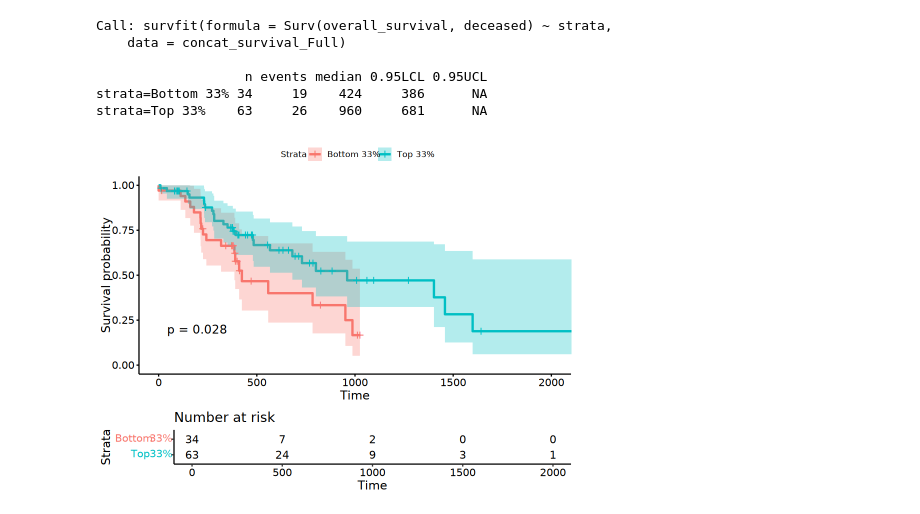
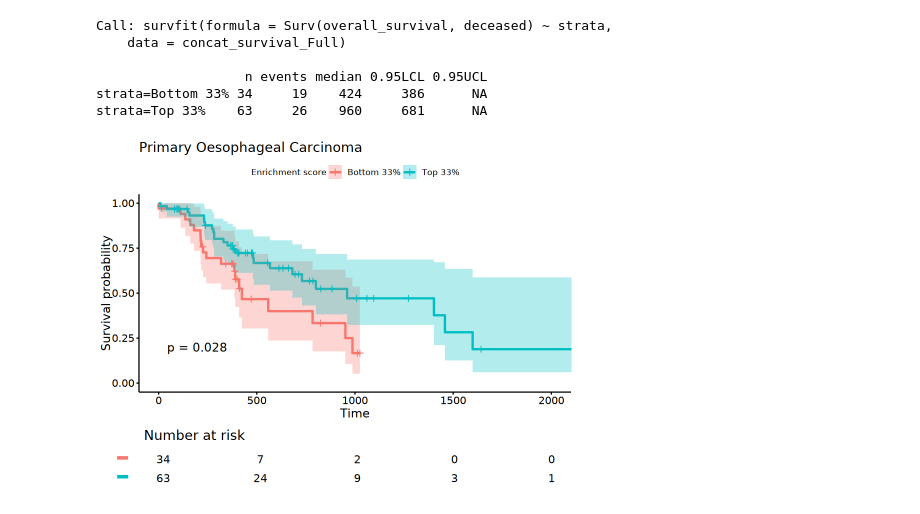
Before and after one commit to tuonglab/Nikita-project, a Jupyter notebook: notebooks/TCGA_analysis/2025-01-21_ssGSEA-TCGA_ESCA.ipynb, the cells around one changed output. Saved outputs shown, nothing was run; the diff lists cells and outputs as text; code cells hidden in the pictures.

```diff
--- a/notebooks/TCGA_analysis/2025-01-21_ssGSEA-TCGA_ESCA.ipynb
+++ b/notebooks/TCGA_analysis/2025-01-21_ssGSEA-TCGA_ESCA.ipynb
@@ -372,10 +372,16 @@ strata=Top 33%    63     26    960     681      NA
 # %%
 #generate survival plot
 options(repr.plot.height=6, repr.plot.width=8)
 ggsurvplot(fit,
            data = concat_survival_Full,
            pval = T,
            risk.table = T,
-           conf.int = TRUE)
+           conf.int = TRUE,
+           title = "Primary Oesophageal Carcinoma",
+           legend.title = "Enrichment score   ",
+           legend.labs = c('Bottom 33%  ','Top 33%  '),
+           tables.theme = theme_cleantable(),
+           tables.height = 0.2,
+           tables.y.text = F)
 # %% [output]
-[figure, old version]
+[figure, new version]
```
Also changed, not shown: parts of 1 cell of this notebook, 1 other file.
